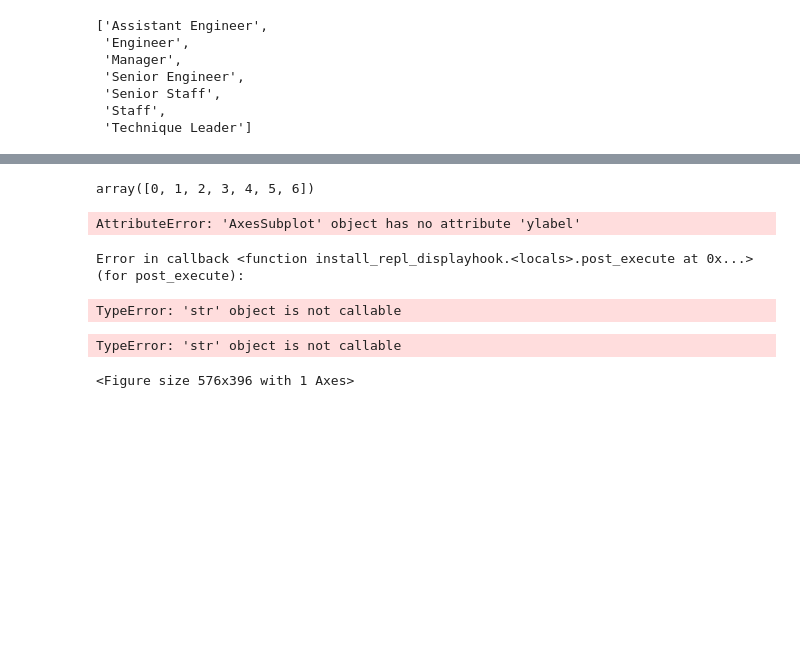
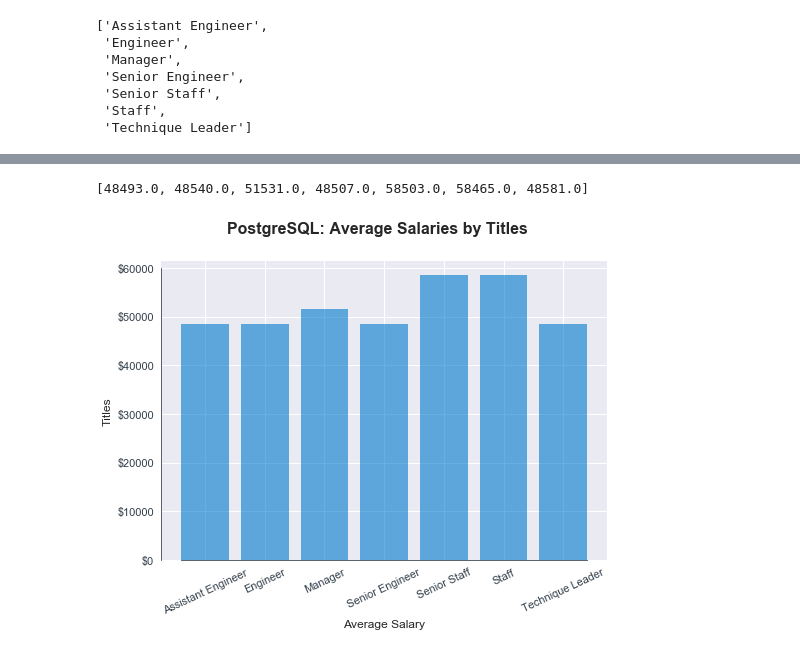
Before and after one commit to JosefinaAureaAmaro/04_Python_PostgreSQL, a Jupyter notebook: SQL_to_Pandas.ipynb, the cells around one changed output, grey strips where cells are left out. Drawn from its saved outputs; the diff is of its cells as text; code cells hidden in the pictures; blank space fills up the shorter version.

Commit message:
finalized the bonus and uploading chart image

```diff
--- a/SQL_to_Pandas.ipynb
+++ b/SQL_to_Pandas.ipynb
@@ -80,36 +87,0 @@ y_axis
-# %%
-y_pos
-# %% [output]
-array([0, 1, 2, 3, 4, 5, 6])
-# %%
-#create bar chart of average salary by Title
-
-fig, ax = plt.subplots()
-
-#assign chart variables
-x_axis = list(df['Title'])
-y_axis = y_axis
-y_pos = np.arange(len(x_axis))
-
-#create chart
-plt.bar(y_pos, y_axis, align='center', alpha=0.5)
-plt.xticks(y_pos, x_axis)
-
-#format y_axis
-ax.yaxis.set_major_formatter(FuncFormatter('${0:,f}'))
-
-ax.ylabel('Average Salary')
-ax.xlabel('Titles')
-ax.autoscale()
-ax.use_sticky_edges = False
-
-plt.title('PostgreSQL: Average Salaries by Titles')
-plt.savefig('postgresql_avg_salary_by_titles.png',dpi=100, bbox_inches = 'tight')
-
-plt.show()
-# %% [output]
-AttributeError: 'AxesSubplot' object has no attribute 'ylabel'
-Error in callback <function install_repl_displayhook.<locals>.post_execute at 0x...> (for post_execute):
-TypeError: 'str' object is not callable
-TypeError: 'str' object is not callable
-<Figure size 576x396 with 1 Axes>
@@ -117,0 +88,40 @@ TypeError: 'str' object is not callable
+# %%
+y_axis
+# %% [output]
+[48493.0, 48540.0, 51531.0, 48507.0, 58503.0, 58465.0, 48581.0]
+# %%
+#create bar chart of average salary by Title
+fig, ax = plt.subplots()
+
+# Orient widths. Add labels, tick marks, etc.
+fig.suptitle('PostgreSQL: Average Salaries by Titles', fontsize = 16, fontweight = 'bold')
+ax.set_ylabel('Titles', fontsize = 12)
+ax.set_xlabel('Average Salary', fontsize = 12)
+ax.autoscale()
+
+# format border
+plt.rcParams['axes.edgecolor']='#333F4B'
+plt.rcParams['axes.linewidth']=0.8
+plt.rcParams['xtick.color']='#333F4B'
+plt.rcParams['ytick.color']='#333F4B'
+#format spine
+ax.spines['top'].set_color('none')
+ax.spines['right'].set_color('none')
+ax.spines['left'].set_smart_bounds(True)
+ax.spines['bottom'].set_smart_bounds(True)
+#format y_axis
+formatter = ticker.FormatStrFormatter('$%1.0f')
+ax.yaxis.set_major_formatter(formatter)
+
+#ax.use_sticky_edges = False
+ax = plt.bar(x_axis,y_axis,color='#007acc', alpha=0.6)
+plt.yticks(fontsize = 11)
+plt.xticks(rotation = 25, fontsize = 11)
+
+plt.savefig('postgresql_avg_salary_by_titles.png',dpi=100, bbox_inches = 'tight')
+
+plt.show()
+
+#trouble figuring out how to get the comma after a thousand :'[
+# %% [output]
+[figure, added]
```
Also changed, not shown: parts of 5 cells of this notebook, 1 other file.
